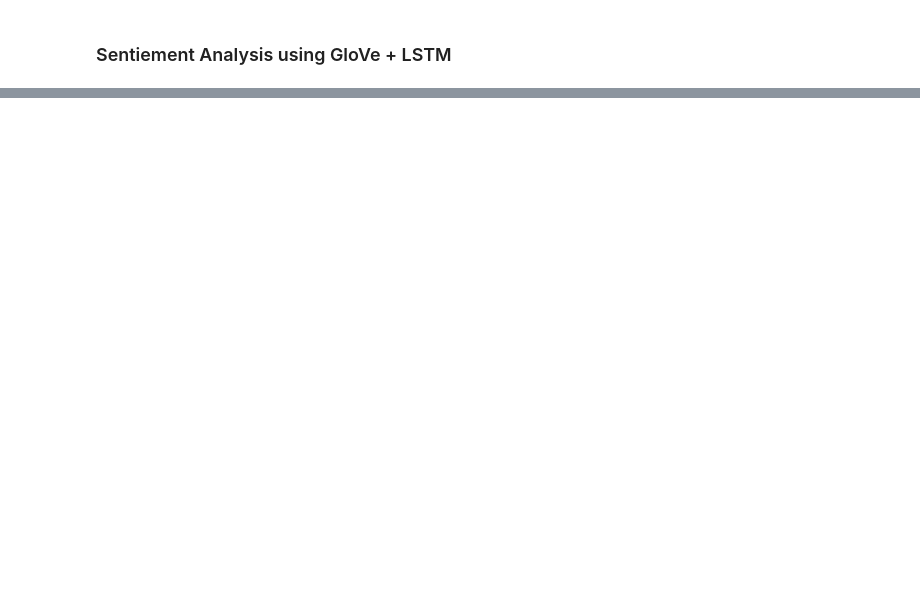
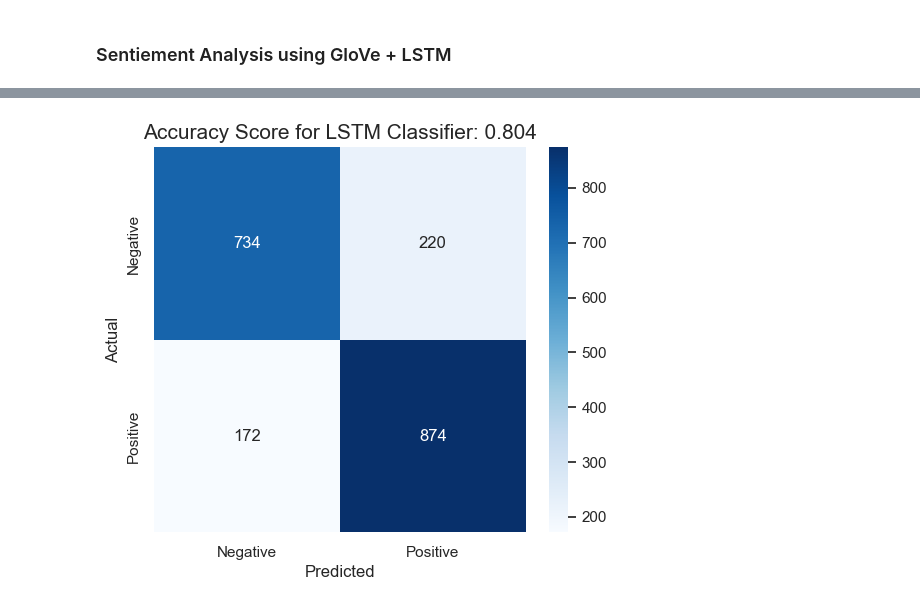
Before and after one commit to aayushsahu3010/Sentiment-distelbert, a Jupyter notebook: notebooks/amazon_polarity.ipynb, the cells around one changed output, grey strips where cells are left out. Saved outputs shown, nothing was run; the diff lists cells and outputs as text; code cells hidden in the pictures; blank space fills up the shorter version.

```diff
--- a/notebooks/amazon_polarity.ipynb
+++ b/notebooks/amazon_polarity.ipynb
@@ -208,0 +253,20 @@ test_padded = pad_sequences(test_sequences, maxlen=max_length, padding=padding_t
+# %%
+# Load GloVe embeddings
+embeddings_index = dict()
+f = open('../models/glove/glove.twitter.27B.25d.txt')
+for line in f:
+    values = line.split()
+    word = values[0]
+    coefs = np.asarray(values[1:], dtype='float32')
+    embeddings_index[word] = coefs
+f.close()
+
+# Create embedding matrix
+embedding_matrix = np.zeros((vocab_size, embedding_dim))
+for word, index in tokenizer.word_index.items():
+    if index > vocab_size - 1:
+        break
+    else:
+        embedding_vector = embeddings_index.get(word)
+        if embedding_vector is not None:
+            embedding_matrix[index] = embedding_vector
@@ -208,0 +513,8 @@ test_padded = pad_sequences(test_sequences, maxlen=max_length, padding=padding_t
+# %%
+# Load the best model
+best_model = tf.keras.models.load_model('../models/lstm/best_model.h5')
+
+# Evaluate on test set
+test_loss, test_accuracy = best_model.evaluate(test_padded, test_labels)
+
+print(f'Test Accuracy: {test_accuracy*100:.2f}%')
@@ -208,0 +529,18 @@ test_padded = pad_sequences(test_sequences, maxlen=max_length, padding=padding_t
+# %%
+from sklearn.metrics import confusion_matrix
+
+predictions = best_model.predict(test_padded)
+predicted_labels = (predictions >= 0.5).astype(int)
+
+# Generate confusion matrix
+cf = confusion_matrix(test_labels, predicted_labels)
+label_name=["Negative","Positive"]
+
+plt.figure(figsize=(6,5))
+sns.heatmap(cf,annot=True,fmt="d",cmap="Blues",xticklabels=label_name,yticklabels=label_name)
+all_sample_title = f'Accuracy Score for LSTM Classifier: {test_accuracy:.4}'
+plt.title(all_sample_title, size = 15)
+plt.xlabel("Predicted")
+plt.ylabel("Actual")
+plt.show()
+# %% [output]
@@ -208,0 +553 @@ test_padded = pad_sequences(test_sequences, maxlen=max_length, padding=padding_t
+[figure, added]
```
Also changed, not shown: parts of 40 cells of this notebook, 4 other files.
